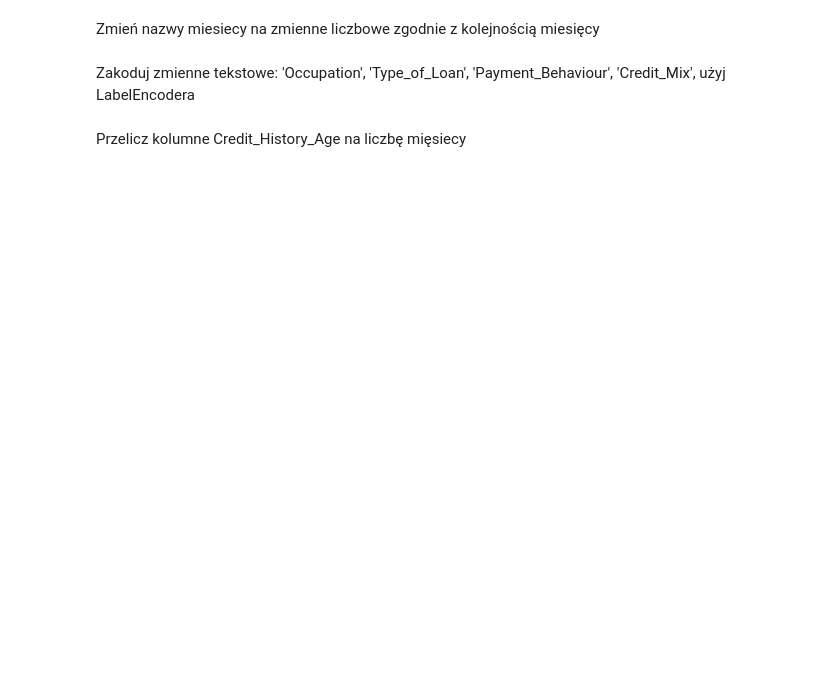
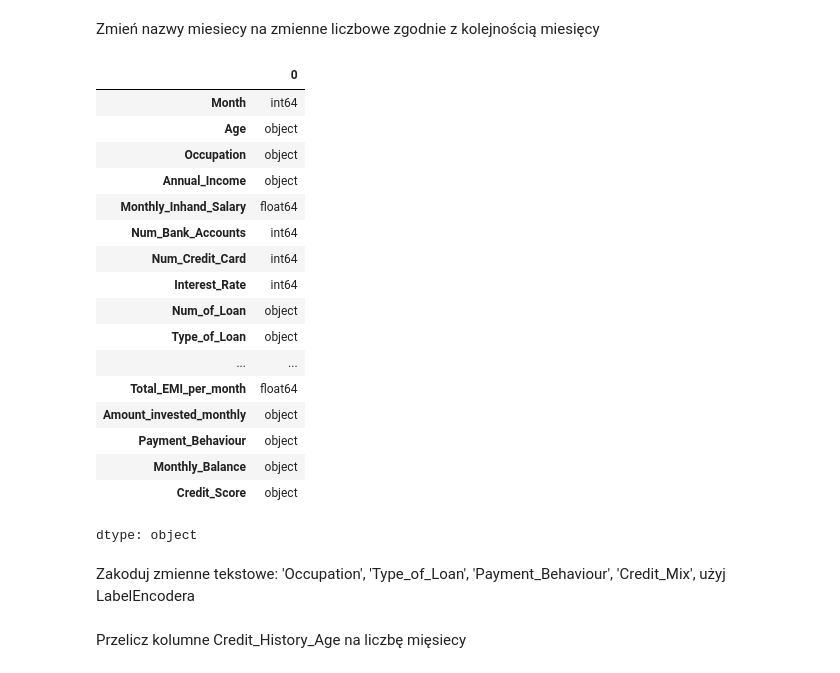
Before and after one commit to jre29/lecture1, a Jupyter notebook: PreProcessing.ipynb, the cells around one changed output. Drawn from its saved outputs; the diff is of its cells as text; code cells hidden in the pictures; blank space fills up the shorter version.

```diff
--- a/PreProcessing.ipynb
+++ b/PreProcessing.ipynb
@@ -50,5 +136,30 @@ month_mapping = {
     "January": 1, "February": 2, "March": 3, "April": 4, "May": 5, "June": 6,
     "July": 7, "August": 8, "September": 9, "October": 10, "November": 11, "December": 12
 }
+
+df['Month'] = df['Month'].map(month_mapping)
+df.fillna(0, inplace=True)
+df['Month'] = df['Month'].astype(int)
+# %%
+df.dtypes
+# %% [output]
+|  | 0 |
+| Month | int64 |
+| Age | object |
+| Occupation | object |
+| Annual_Income | object |
+| Monthly_Inhand_Salary | float64 |
+| Num_Bank_Accounts | int64 |
+| Num_Credit_Card | int64 |
+| Interest_Rate | int64 |
+| Num_of_Loan | object |
+| Type_of_Loan | object |
+| ... | ... |
+| Total_EMI_per_month | float64 |
+| Amount_invested_monthly | object |
+| Payment_Behaviour | object |
+| Monthly_Balance | object |
+| Credit_Score | object |
+dtype: object
 # %% [markdown]
 Zakoduj zmienne tekstowe: 'Occupation', 'Type_of_Loan', 'Payment_Behaviour', 'Credit_Mix', użyj LabelEncodera
```
Also changed, not shown: parts of 17 cells of this notebook.
